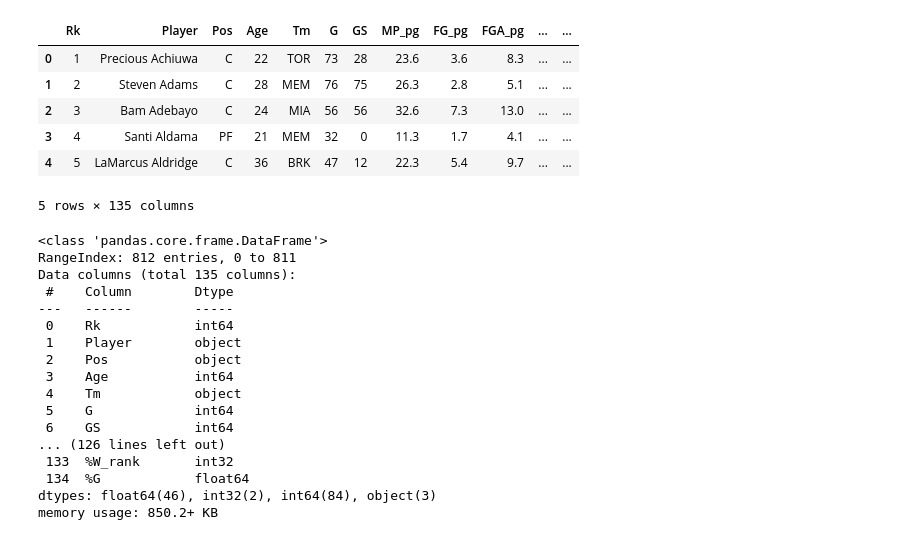
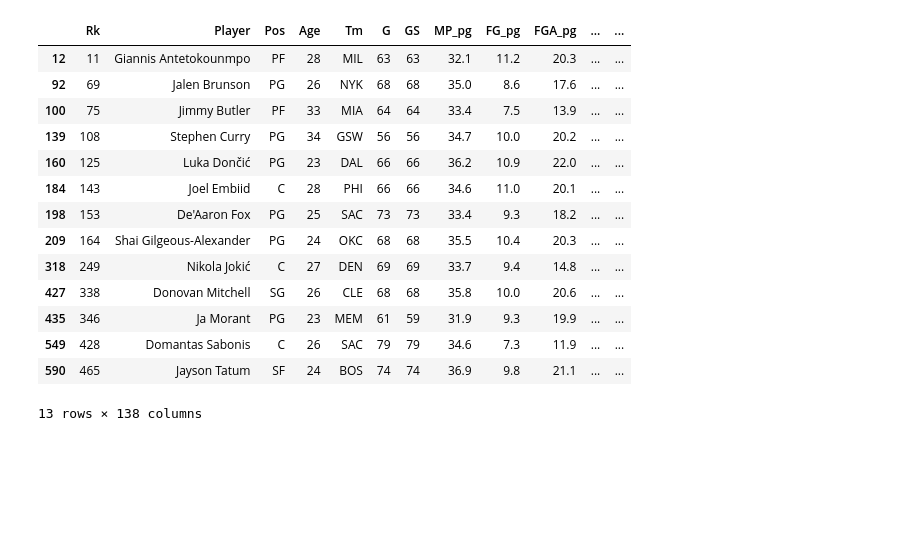
Before and after one commit to Rodrixx05/nba-mvp-prediction-modelling, a Jupyter notebook: data_collection.ipynb, the cells around one changed output. Cells and saved outputs as stored; diff of their text form; code cells hidden in the pictures; blank space fills up the shorter version.

```diff
--- a/data_collection.ipynb
+++ b/data_collection.ipynb
@@ -56,30 +61,0 @@ df_2022 = getter.extract_player_stats_multiple(2022, mvp = False, advanced = Tru
-# %%
-df_2022.head()
-# %% [output]
-|  | Rk | Player | Pos | Age | Tm | G | GS | MP_pg | FG_pg | FGA_pg | ... | ... |
-| 0 | 1 | Precious Achiuwa | C | 22 | TOR | 73 | 28 | 23.6 | 3.6 | 8.3 | ... | ... |
-| 1 | 2 | Steven Adams | C | 28 | MEM | 76 | 75 | 26.3 | 2.8 | 5.1 | ... | ... |
-| 2 | 3 | Bam Adebayo | C | 24 | MIA | 56 | 56 | 32.6 | 7.3 | 13.0 | ... | ... |
-| 3 | 4 | Santi Aldama | PF | 21 | MEM | 32 | 0 | 11.3 | 1.7 | 4.1 | ... | ... |
-| 4 | 5 | LaMarcus Aldridge | C | 36 | BRK | 47 | 12 | 22.3 | 5.4 | 9.7 | ... | ... |
-5 rows × 135 columns
-# %%
-df_2022.info(verbose = True)
-# %% [output]
-<class 'pandas.core.frame.DataFrame'>
-RangeIndex: 812 entries, 0 to 811
-Data columns (total 135 columns):
- #    Column        Dtype
----   ------        -----
- 0    Rk            int64
- 1    Player        object
- 2    Pos           object
- 3    Age           int64
- 4    Tm            object
- 5    G             int64
- 6    GS            int64
-... (126 lines left out)
- 133  %W_rank       int32
- 134  %G            float64
-dtypes: float64(46), int32(2), int64(84), object(3)
-memory usage: 850.2+ KB
@@ -89,0 +62,18 @@ df_2022.to_pickle('dataframes/stats_2022.pkl')
+# %%
+stats_df_2023[stats_df_2023['Share'] > 0]
+# %% [output]
+|  | Rk | Player | Pos | Age | Tm | G | GS | MP_pg | FG_pg | FGA_pg | ... | ... |
+| 12 | 11 | Giannis Antetokounmpo | PF | 28 | MIL | 63 | 63 | 32.1 | 11.2 | 20.3 | ... | ... |
+| 92 | 69 | Jalen Brunson | PG | 26 | NYK | 68 | 68 | 35.0 | 8.6 | 17.6 | ... | ... |
+| 100 | 75 | Jimmy Butler | PF | 33 | MIA | 64 | 64 | 33.4 | 7.5 | 13.9 | ... | ... |
+| 139 | 108 | Stephen Curry | PG | 34 | GSW | 56 | 56 | 34.7 | 10.0 | 20.2 | ... | ... |
+| 160 | 125 | Luka Dončić | PG | 23 | DAL | 66 | 66 | 36.2 | 10.9 | 22.0 | ... | ... |
+| 184 | 143 | Joel Embiid | C | 28 | PHI | 66 | 66 | 34.6 | 11.0 | 20.1 | ... | ... |
+| 198 | 153 | De'Aaron Fox | PG | 25 | SAC | 73 | 73 | 33.4 | 9.3 | 18.2 | ... | ... |
+| 209 | 164 | Shai Gilgeous-Alexander | PG | 24 | OKC | 68 | 68 | 35.5 | 10.4 | 20.3 | ... | ... |
+| 318 | 249 | Nikola Jokić | C | 27 | DEN | 69 | 69 | 33.7 | 9.4 | 14.8 | ... | ... |
+| 427 | 338 | Donovan Mitchell | SG | 26 | CLE | 68 | 68 | 35.8 | 10.0 | 20.6 | ... | ... |
+| 435 | 346 | Ja Morant | PG | 23 | MEM | 61 | 59 | 31.9 | 9.3 | 19.9 | ... | ... |
+| 549 | 428 | Domantas Sabonis | C | 26 | SAC | 79 | 79 | 34.6 | 7.3 | 11.9 | ... | ... |
+| 590 | 465 | Jayson Tatum | SF | 24 | BOS | 74 | 74 | 36.9 | 9.8 | 21.1 | ... | ... |
+13 rows × 138 columns
```
Also changed, not shown: parts of 15 cells of this notebook.
